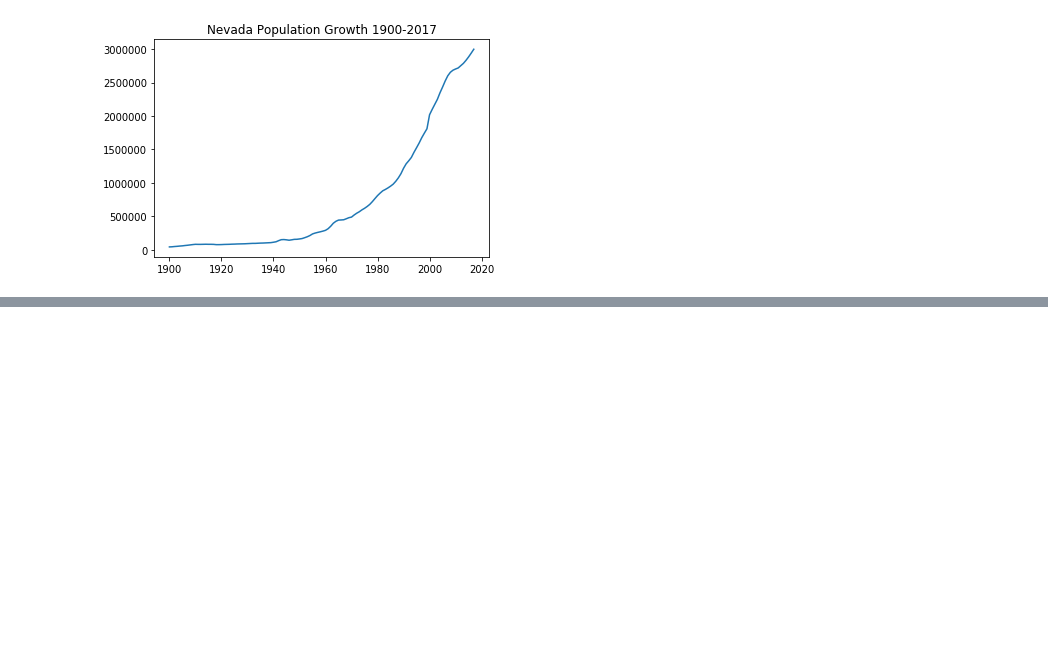
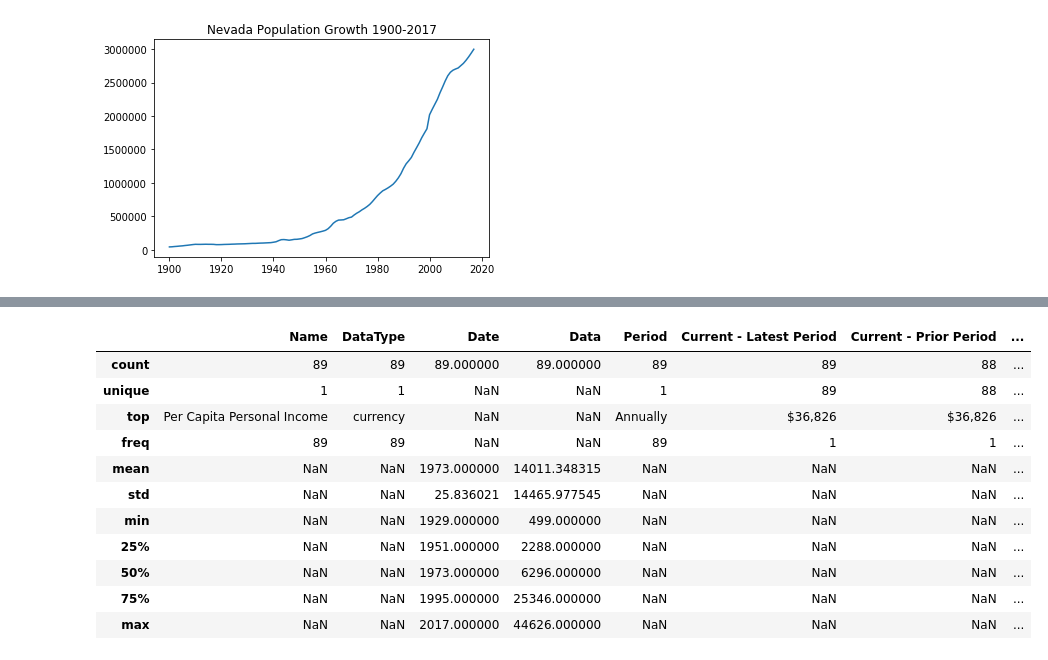
Before and after one commit to bgroveben/python3_machine_learning_projects, a Jupyter notebook: NevadaDashboard/key_statistics.ipynb, the cells around one changed output, grey strips where cells are left out. Saved outputs shown, nothing was run; the diff lists cells and outputs as text; code cells hidden in the pictures; blank space fills up the shorter version.

```diff
--- a/NevadaDashboard/key_statistics.ipynb
+++ b/NevadaDashboard/key_statistics.ipynb
@@ -113,0 +130,15 @@ plt.show()
+# %%
+pcpi.describe(include='all')
+# %% [output]
+|  | Name | DataType | Date | Data | Period | Current - Latest Period | Current - Prior Period | ... |
+| count | 89 | 89 | 89.000000 | 89.000000 | 89 | 89 | 88 | ... |
+| unique | 1 | 1 | NaN | NaN | 1 | 89 | 88 | ... |
+| top | Per Capita Personal Income | currency | NaN | NaN | Annually | $36,826 | $36,826 | ... |
+| freq | 89 | 89 | NaN | NaN | 89 | 1 | 1 | ... |
+| mean | NaN | NaN | 1973.000000 | 14011.348315 | NaN | NaN | NaN | ... |
+| std | NaN | NaN | 25.836021 | 14465.977545 | NaN | NaN | NaN | ... |
+| min | NaN | NaN | 1929.000000 | 499.000000 | NaN | NaN | NaN | ... |
+| 25% | NaN | NaN | 1951.000000 | 2288.000000 | NaN | NaN | NaN | ... |
+| 50% | NaN | NaN | 1973.000000 | 6296.000000 | NaN | NaN | NaN | ... |
+| 75% | NaN | NaN | 1995.000000 | 25346.000000 | NaN | NaN | NaN | ... |
+| max | NaN | NaN | 2017.000000 | 44626.000000 | NaN | NaN | NaN | ... |
```
Also changed, not shown: parts of 14 cells of this notebook.
